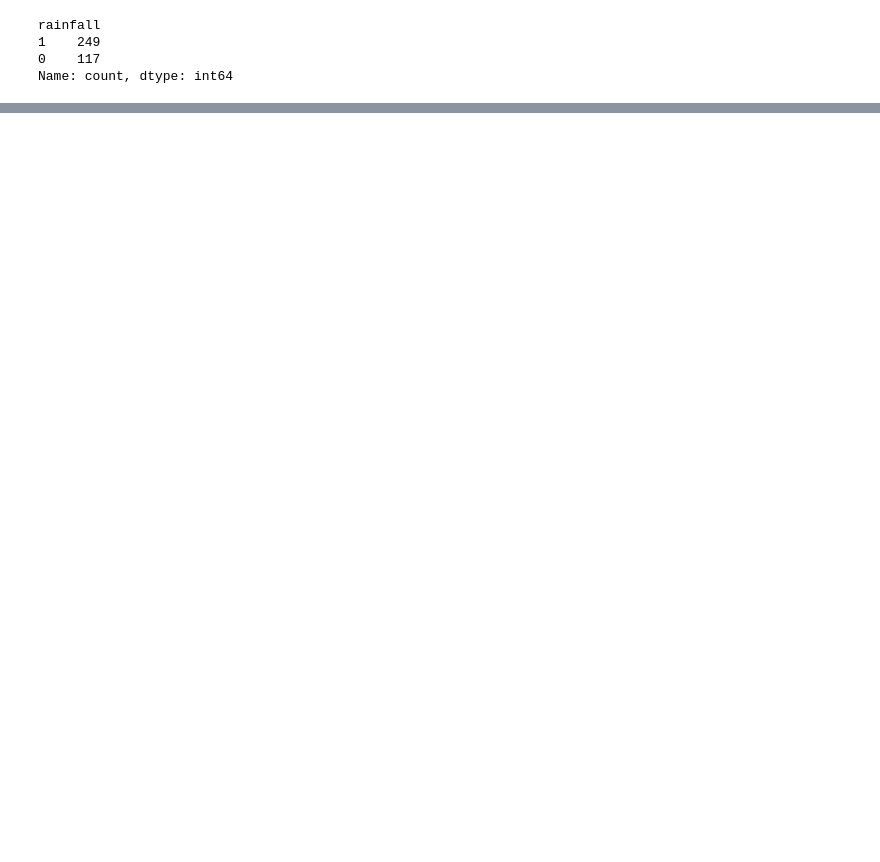
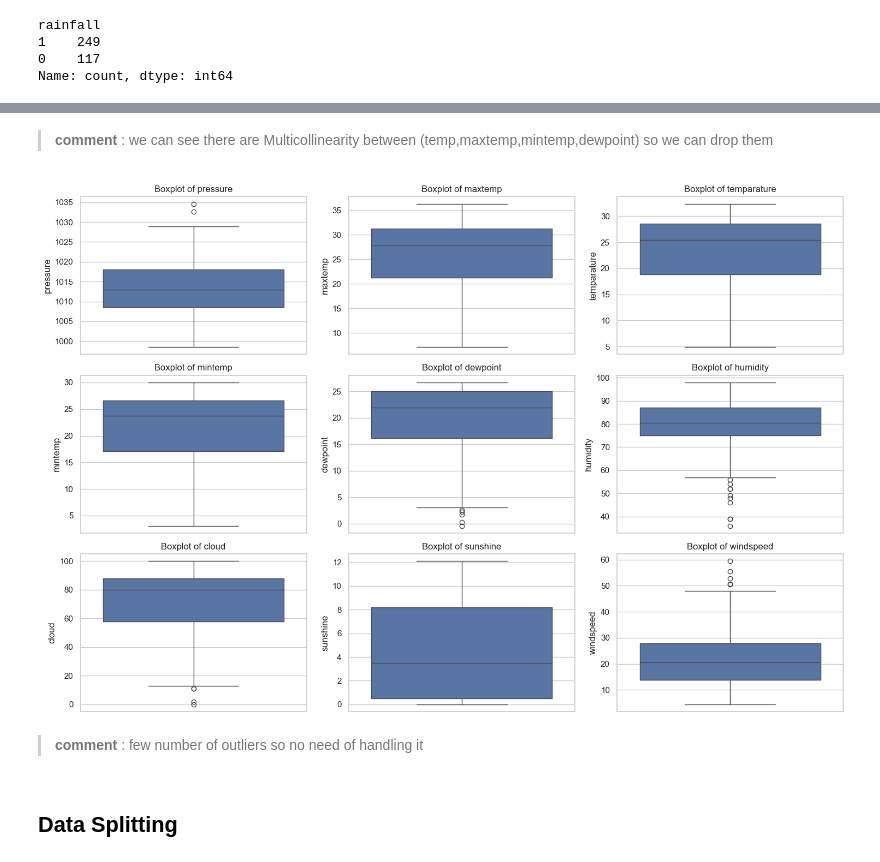
Before and after one commit to Yousef-koura/Machine-Learning-Projects, a Jupyter notebook: Project_006_Rainfall_prediction/model.ipynb, the cells around one changed output, grey strips where cells are left out. Cells and saved outputs as stored; diff of their text form; code cells hidden in the pictures; blank space fills up the shorter version.

```diff
--- a/Project_006_Rainfall_prediction/model.ipynb
+++ b/Project_006_Rainfall_prediction/model.ipynb
@@ -106,0 +144,16 @@ Name: count, dtype: int64
+# %% [markdown]
+> **comment** : we can see there are Multicollinearity between (temp,maxtemp,mintemp,dewpoint) so we can drop them
+# %%
+# show the distribution of the data
+plt.figure(figsize=(15,10))
+for i,column in enumerate(['pressure', 'maxtemp', 'temparature', 'mintemp', 'dewpoint', 'humidity',
+       'cloud', 'sunshine', 'windspeed'], 1):
+    plt.subplot(3,3,i)
+    sns.boxplot(data[column])
+    plt.title(f"Boxplot of {column}")
+plt.tight_layout()
+plt.show()
+# %% [output]
+[figure, added]
+# %% [markdown]
+> **comment** : few number of outliers so no need of handling it
@@ -106,0 +173,2 @@ Name: count, dtype: int64
+# %% [markdown]
+## Data Splitting
```
Also changed, not shown: parts of 22 cells of this notebook.
